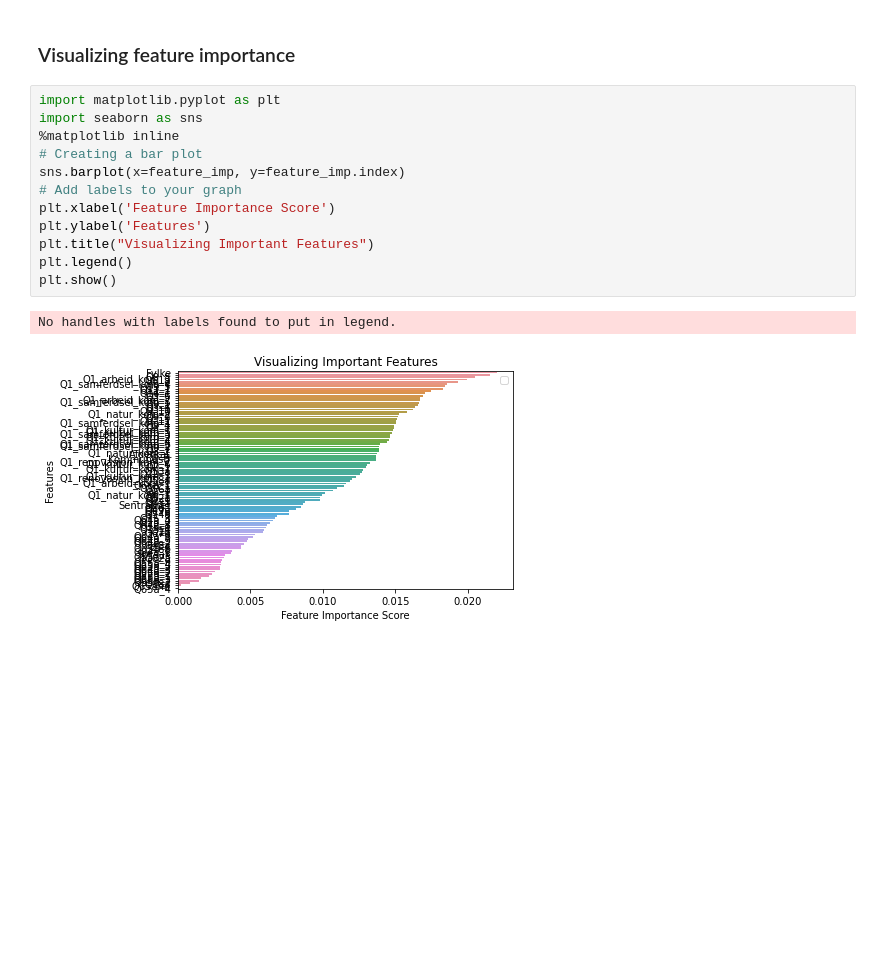
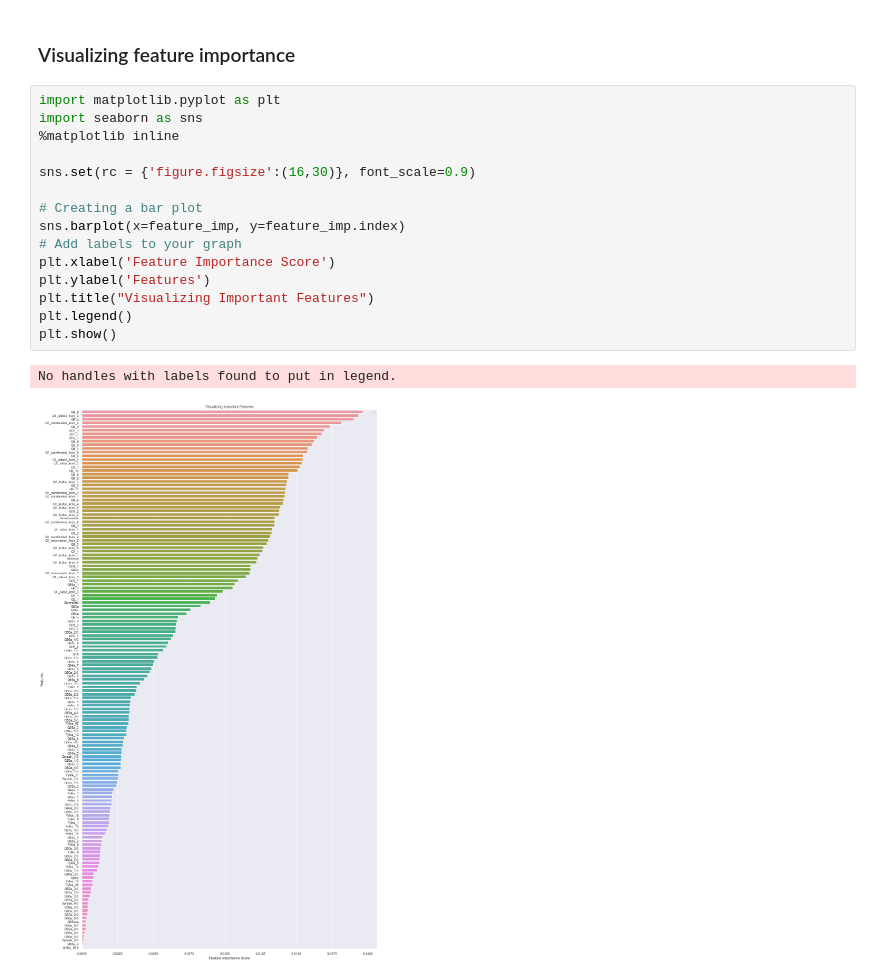
Before and after one commit to maritoye/Statistical-Learning, a Jupyter notebook: kommune_random_forest.ipynb, the cells around one changed output. Drawn from its saved outputs; the diff is of its cells as text; blank space fills up the shorter version.

```diff
--- a/kommune_random_forest.ipynb
+++ b/kommune_random_forest.ipynb
@@ -116,15 +116,18 @@ for i in range(len(feature_imp)):
 # %%
 import matplotlib.pyplot as plt
 import seaborn as sns
 %matplotlib inline
+
+sns.set(rc = {'figure.figsize':(16,30)}, font_scale=0.9)
+
 # Creating a bar plot
 sns.barplot(x=feature_imp, y=feature_imp.index)
 # Add labels to your graph
 plt.xlabel('Feature Importance Score')
 plt.ylabel('Features')
 plt.title("Visualizing Important Features")
 plt.legend()
 plt.show()
 # %% [output]
 No handles with labels found to put in legend.
-[figure, old version]
+[figure, new version]
```
Also changed, not shown: parts of 6 cells of this notebook, 4 other files.
